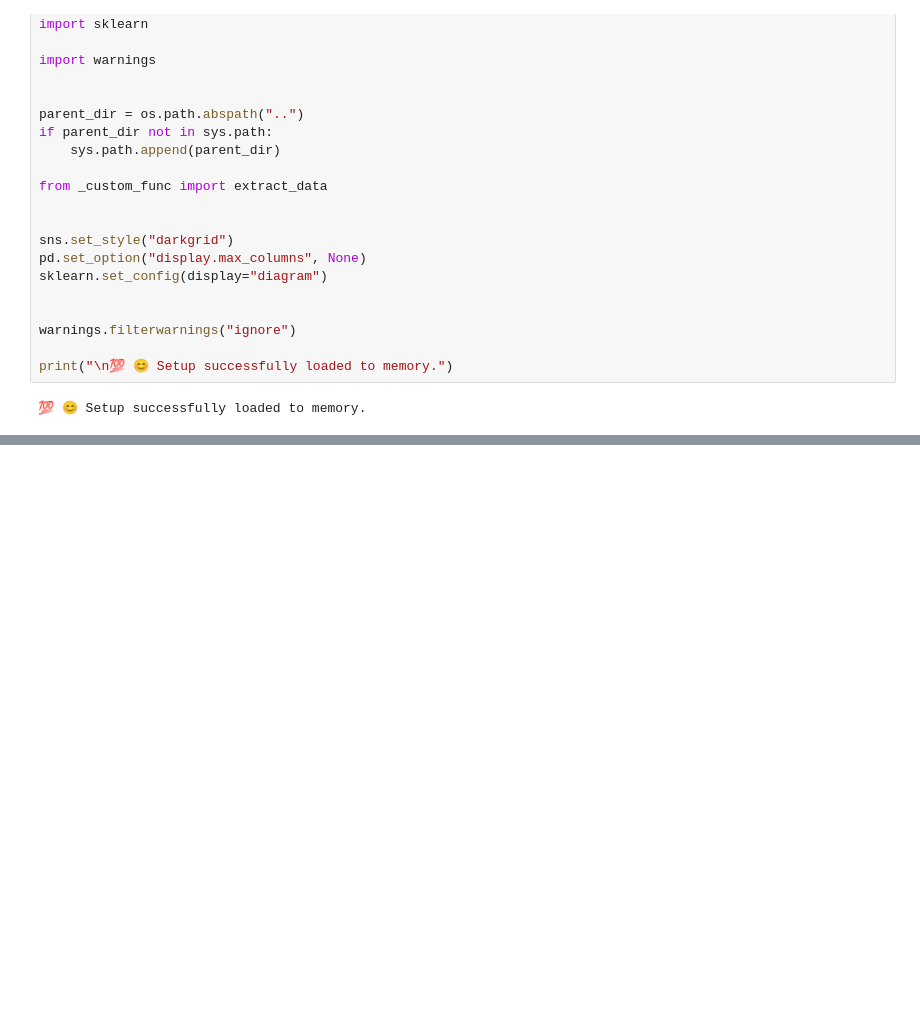
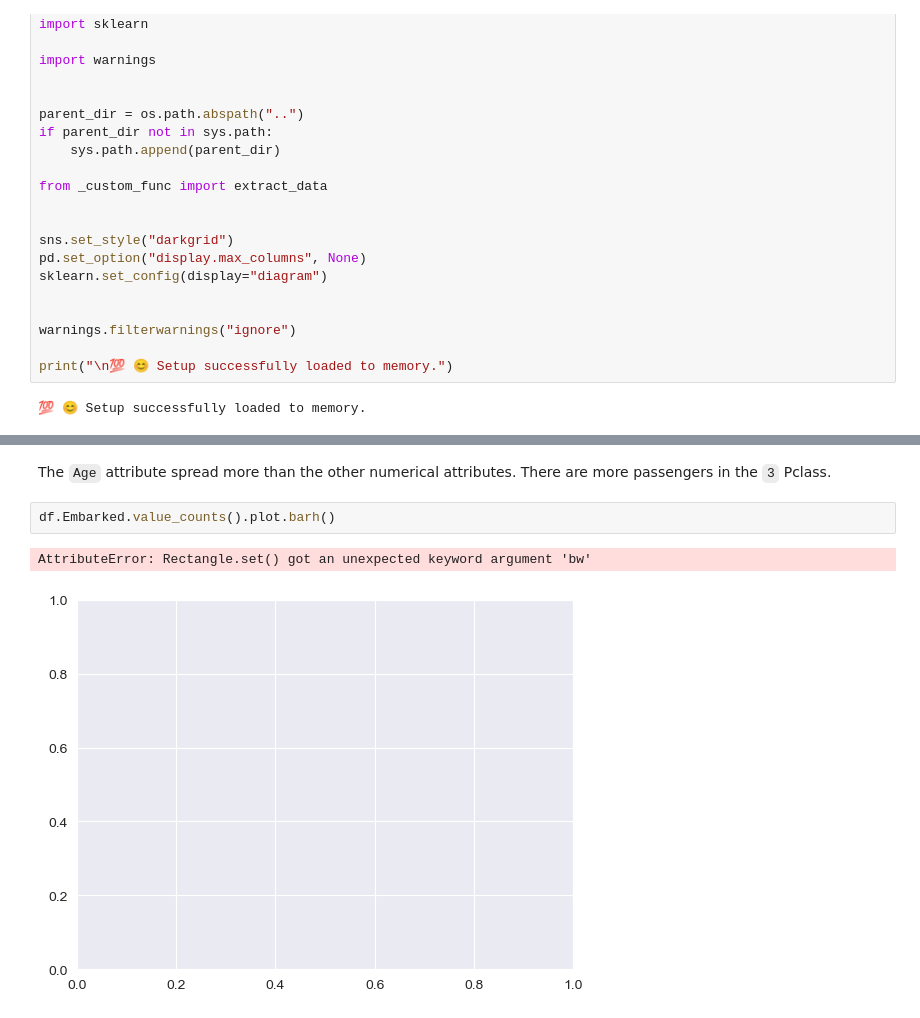
Before and after one commit to muyiwa-obadara/CODSOFT, a Jupyter notebook: titanic/titabic.ipynb, the cells around one changed output, grey strips where cells are left out. Cells and saved outputs as stored; diff of their text form; blank space fills up the shorter version.

```diff
--- a/titanic/titabic.ipynb
+++ b/titanic/titabic.ipynb
@@ -46,0 +141,7 @@ Error in loading data . . .
+# %% [markdown]
+The `Age` attribute spread more than the other numerical attributes. There are more passengers in the `3` Pclass.
+# %%
+df.Embarked.value_counts().plot.barh()
+# %% [output]
+AttributeError: Rectangle.set() got an unexpected keyword argument 'bw'
+[figure, added]
```
Also changed, not shown: parts of 12 cells of this notebook.
